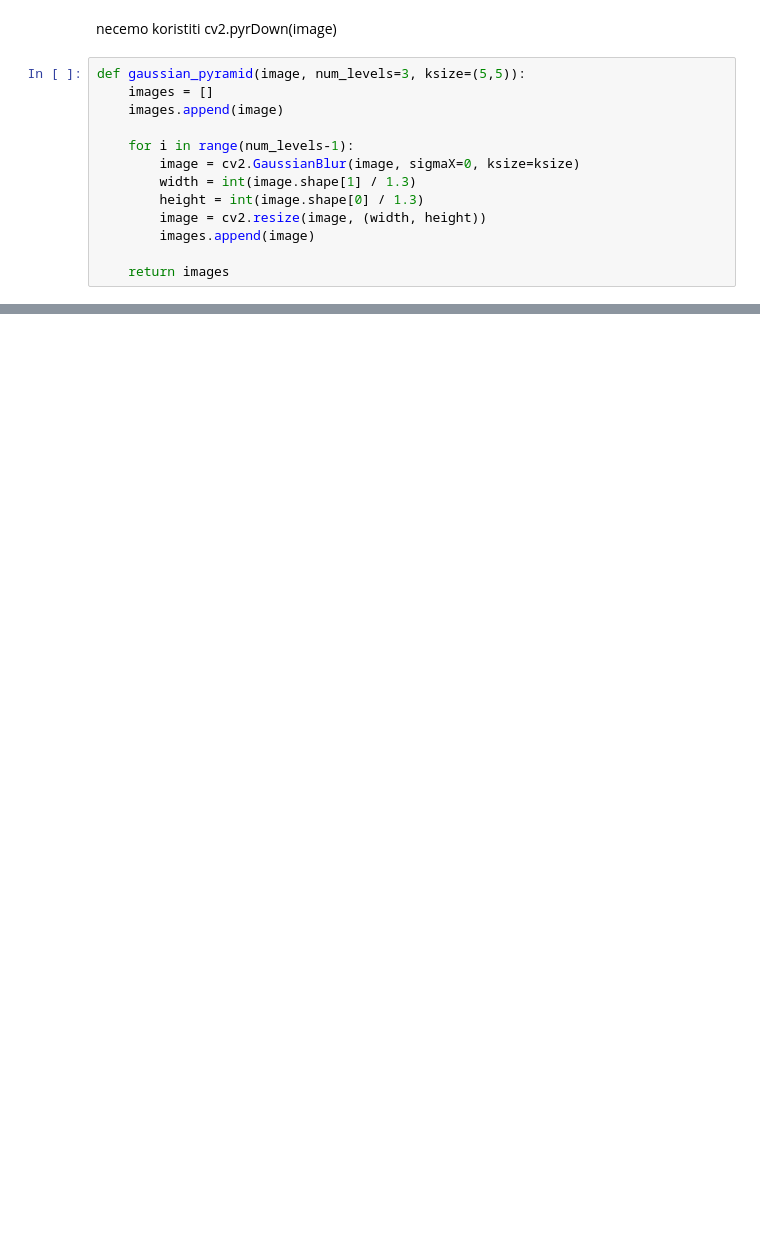
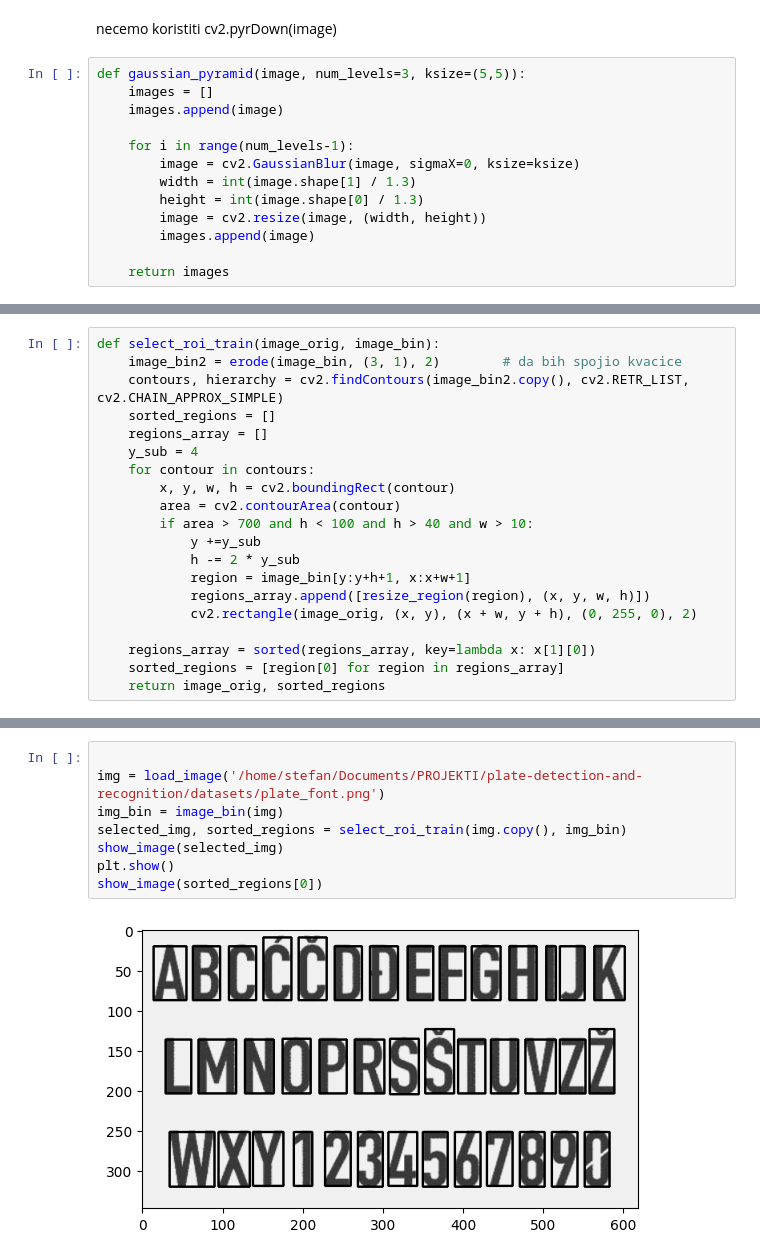
Before and after one commit to jeftasije/licence-plate-detection, a Jupyter notebook: model/model.ipynb, the cells around one changed output, grey strips where cells are left out. Cells and saved outputs as stored; diff of their text form; blank space fills up the shorter version.

```diff
--- a/model/model.ipynb
+++ b/model/model.ipynb
@@ -233,0 +231,20 @@ for img in images:
+# %%
+def select_roi_train(image_orig, image_bin):
+    image_bin2 = erode(image_bin, (3, 1), 2)        # da bih spojio kvacice
+    contours, hierarchy = cv2.findContours(image_bin2.copy(), cv2.RETR_LIST, cv2.CHAIN_APPROX_SIMPLE)
+    sorted_regions = []
+    regions_array = []
+    y_sub = 4
+    for contour in contours:
+        x, y, w, h = cv2.boundingRect(contour)
+        area = cv2.contourArea(contour)
+        if area > 700 and h < 100 and h > 40 and w > 10:
+            y +=y_sub
+            h -= 2 * y_sub
+            region = image_bin[y:y+h+1, x:x+w+1]
+            regions_array.append([resize_region(region), (x, y, w, h)])
+            cv2.rectangle(image_orig, (x, y), (x + w, y + h), (0, 255, 0), 2)
+
+    regions_array = sorted(regions_array, key=lambda x: x[1][0])
+    sorted_regions = [region[0] for region in regions_array]
+    return image_orig, sorted_regions
@@ -233,0 +308,10 @@ for img in images:
+# %%
+
+img = load_image('/home/stefan/Documents/PROJEKTI/plate-detection-and-recognition/datasets/plate_font.png')
+img_bin = image_bin(img)
+selected_img, sorted_regions = select_roi_train(img.copy(), img_bin)
+show_image(selected_img)
+plt.show()
+show_image(sorted_regions[0])
+# %% [output]
+[figure, added]
```
Also changed, not shown: parts of 17 cells of this notebook, 1 other file.
